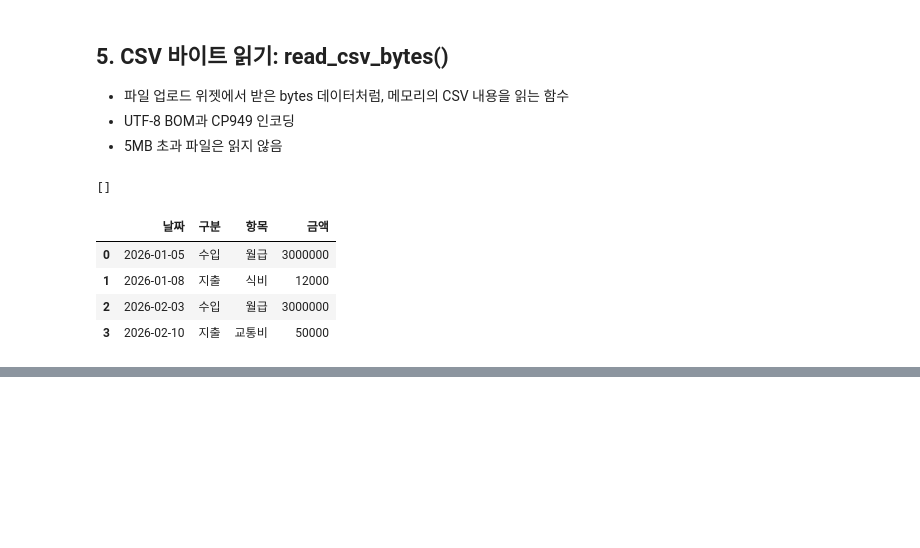
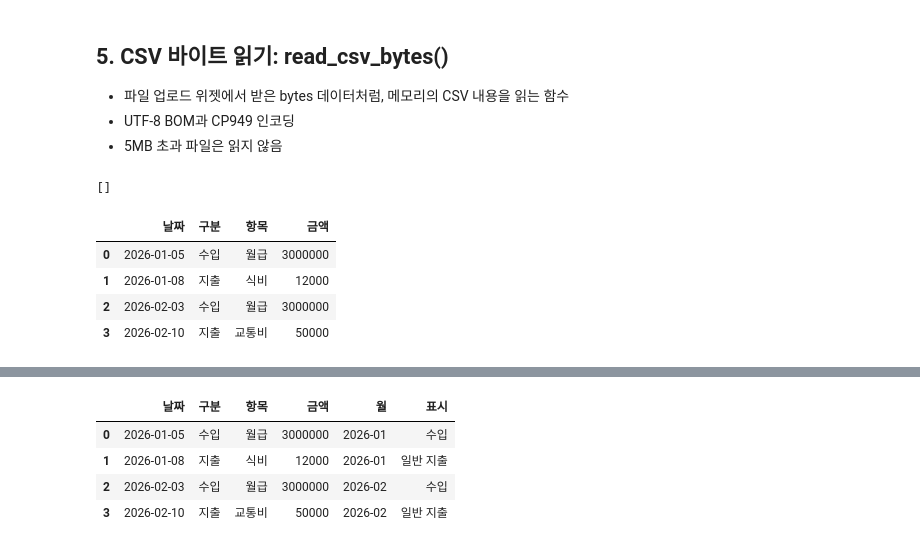
Before and after one commit to hyeonn31/Project_Ubion, a Jupyter notebook: 01. 프로그래밍 기초/50. Project/00. 나의 입출금 시스템 만들기/finance_transactions_practice.ipynb, the cells around one changed output, grey strips where cells are left out. Saved outputs shown, nothing was run; the diff lists cells and outputs as text; code cells hidden in the pictures; blank space fills up the shorter version.

```diff
--- a/01. 프로그래밍 기초/50. Project/00. 나의 입출금 시스템 만들기/finance_transactions_practice.ipynb
+++ b/01. 프로그래밍 기초/50. Project/00. 나의 입출금 시스템 만들기/finance_transactions_practice.ipynb
@@ -303,0 +314,27 @@ display(read_back)
+# %%
+# 월, 표시 열 추가. threshold(큰 지출 기준)는 생략하면 10만 원
+def add_features(frame: pd.DataFrame, threshold: int = 100000) -> pd.DataFrame:
+    result = frame.copy()   # 원본 보호
+
+    # 월 : "2026-01-05" → "2026-01" (앞 7글자)
+    result["월"] = result["날짜"].apply(lambda d: d[:7])
+
+    # 표시 : 수입 / 큰 지출 / 일반 지출 (axis=1 → 행 하나씩)
+    result["표시"] = result.apply(
+        lambda row: "수입" if row["구분"] == "수입"
+        else ("큰 지출" if row["금액"] >= threshold else "일반 지출"),
+        axis=1,
+    ) if len(result) else pd.Serise(dtype="string")   # ⚠ 오타 : pd.Series (빈 표일 때만 실행)
+
+    return result
+
+
+# 테스트
+featured = add_features(clean)
+display(featured)
+# %% [output]
+|  | 날짜 | 구분 | 항목 | 금액 | 월 | 표시 |
+| 0 | 2026-01-05 | 수입 | 월급 | 3000000 | 2026-01 | 수입 |
+| 1 | 2026-01-08 | 지출 | 식비 | 12000 | 2026-01 | 일반 지출 |
+| 2 | 2026-02-03 | 수입 | 월급 | 3000000 | 2026-02 | 수입 |
+| 3 | 2026-02-10 | 지출 | 교통비 | 50000 | 2026-02 | 일반 지출 |
```
Also changed, not shown: parts of 16 cells of this notebook, 3 other files.
